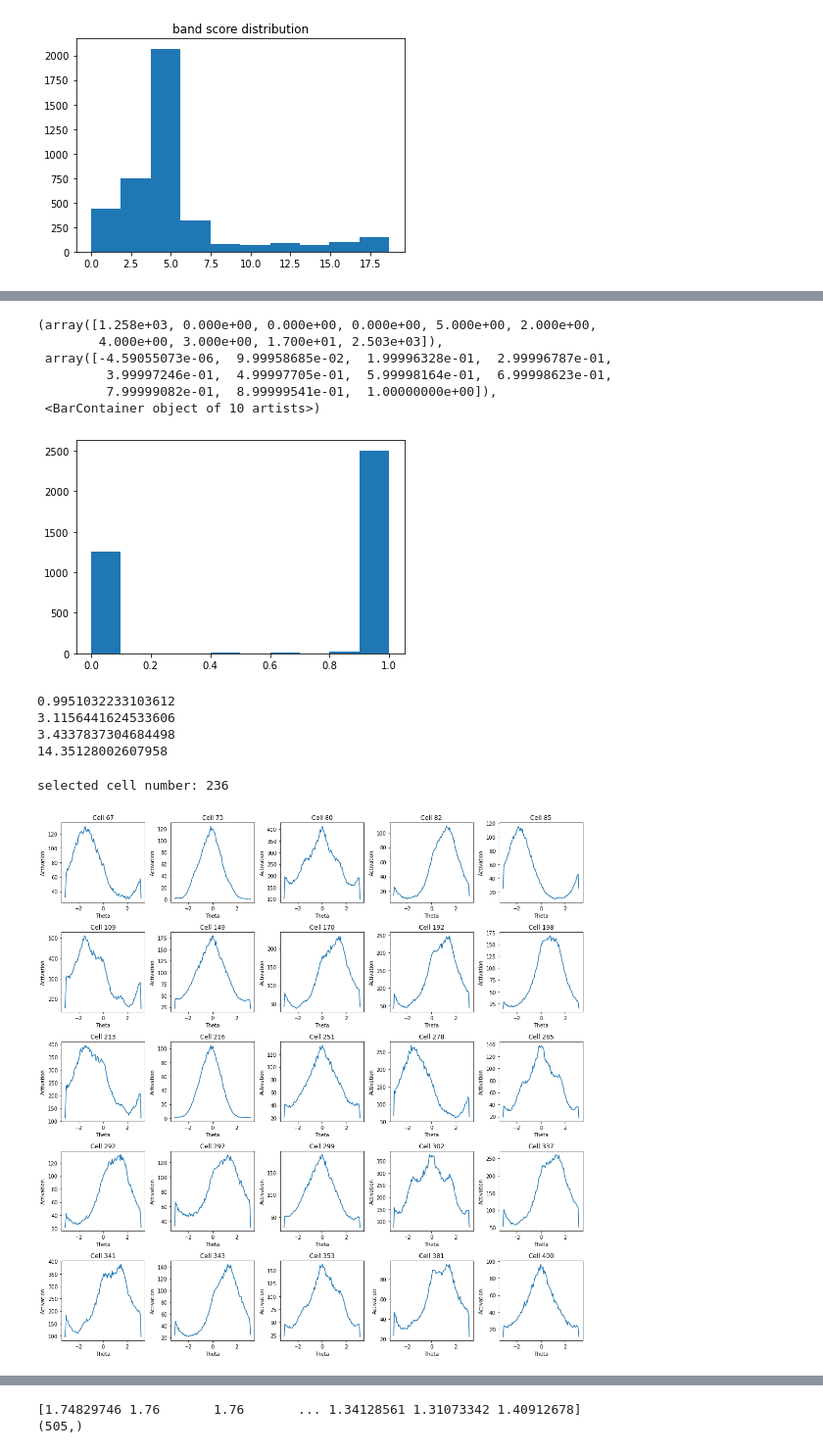
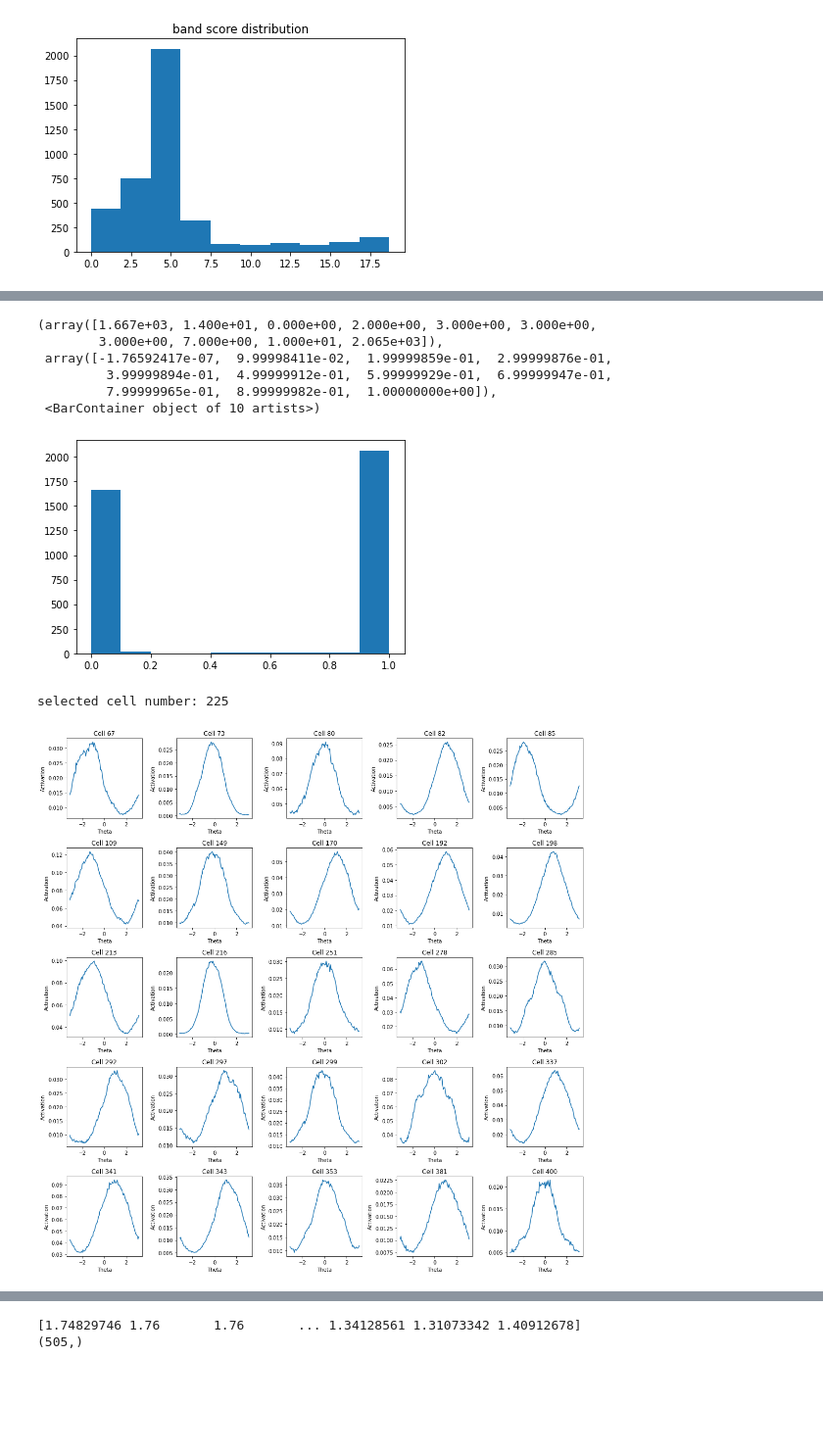
Before and after one commit to Coco233333/grid-pattern-formation, a Jupyter notebook: inspect_model.ipynb, the cells around one changed output, grey strips where cells are left out. Shown at 98% size. Drawn from its saved outputs; the diff is of its cells as text; code cells hidden in the pictures; blank space fills up the shorter version.

```diff
--- a/inspect_model.ipynb
+++ b/inspect_model.ipynb
@@ -209,13 +209,13 @@ activations, rate_map, g, pos, activations_theta = compute_ratemaps(model,
                                                  Ng=Ng)
 
 # Compute a set of lo-res maps to use for evalutaing grid score
-lo_res = 20 # low resolution
-_, rate_map_lores, _, _, _ = compute_ratemaps(model,
-                                         trajectory_generator,
-                                         options,
-                                         res=lo_res,
-                                         n_avg=n_avg,
-                                         Ng=Ng)
+# lo_res = 20 # low resolution
+# _, rate_map_lores, _, _, _ = compute_ratemaps(model,
+#                                          trajectory_generator,
+#                                          options,
+#                                          res=lo_res,
+#                                          n_avg=n_avg,
+#                                          Ng=Ng)
 # n_plot = 256
 # plt.figure(figsize=(16,4*n_plot//8**2))
 # rm_fig = plot_ratemaps(activations, n_plot, smooth=True)
@@ -338,6 +340,7 @@ print('selected cell number:',index_band.shape[0])
 for i in range(n_sub**2):
     x = i // n_sub
     y = i % n_sub
+    ax[x, y].set_title(f'Cell {index_band[i]}')
     ax[x,y].imshow(ratemap[index_band[i]])
 # %% [output]
 selected cell number: 505
@@ -410,49 +413,38 @@ direction_scores, A_params, mu_params, sigma_params = direction_scores()
 # %%
 plt.hist(direction_scores)
 # %% [output]
-(array([1.258e+03, 0.000e+00, 0.000e+00, 0.000e+00, 5.000e+00, 2.000e+00,
-        4.000e+00, 3.000e+00, 1.700e+01, 2.503e+03]),
- array([-4.59055073e-06,  9.99958685e-02,  1.99996328e-01,  2.99996787e-01,
-         3.99997246e-01,  4.99997705e-01,  5.99998164e-01,  6.99998623e-01,
-         7.99999082e-01,  8.99999541e-01,  1.00000000e+00]),
+(array([1.667e+03, 1.400e+01, 0.000e+00, 2.000e+00, 3.000e+00, 3.000e+00,
+        3.000e+00, 7.000e+00, 1.000e+01, 2.065e+03]),
+ array([-1.76592417e-07,  9.99998411e-02,  1.99999859e-01,  2.99999876e-01,
+         3.99999894e-01,  4.99999912e-01,  5.99999929e-01,  6.99999947e-01,
+         7.99999965e-01,  8.99999982e-01,  1.00000000e+00]),
  <BarContainer object of 10 artists>)
-[figure, old version]
+[figure, new version]
-# %%
-i = 123
-print(direction_scores[i])
-print(A_params[i])
-print(mu_params[i])
-print(sigma_params[i])
-# %% [output]
-0.9951032233103612
-3.1156441624533606
-3.4337837304684498
-14.35128002607958
 # %%
 # 绘制direction比较高的orientation tuning
 score_thres = 8.0
 index = np.argsort(-score)
-index_direction = np.where((direction_scores > 0.9) & (A_params > 10) & (np.abs(sigma_params) < 4))[0]
+index_direction = np.where((direction_scores > 0.9) & (A_params > 0.01) & (np.abs(sigma_params) < 4))[0]
 index_band = np.intersect1d(index_direction, np.where(score > score_thres)[0])
 
 n_sub = 5
 fig, ax = plt.subplots(n_sub, n_sub, figsize=(15, 15))
 print('selected cell number:', index_band.shape[0])
 
 theta = np.linspace(-np.pi, np.pi, res * 2)
 for i in range(n_sub**2):
     x = i // n_sub
     y = i % n_sub
     ax[x, y].plot(theta, activations_theta[index_band[i]])
     ax[x, y].set_title(f'Cell {index_band[i]}')
     ax[x, y].set_xlabel('Theta')
     ax[x, y].set_ylabel('Activation')
 
 plt.tight_layout()
 plt.show()
 # %% [output]
-selected cell number: 236
+selected cell number: 225
-[figure, old version]
+[figure, new version]
 # %%
 # 计算phi和mu的相位差
 phase_diff = np.angle(np.exp(1j * (phi - mu_params)))
```
Also changed, not shown: parts of 9 cells of this notebook, 2 other files.
